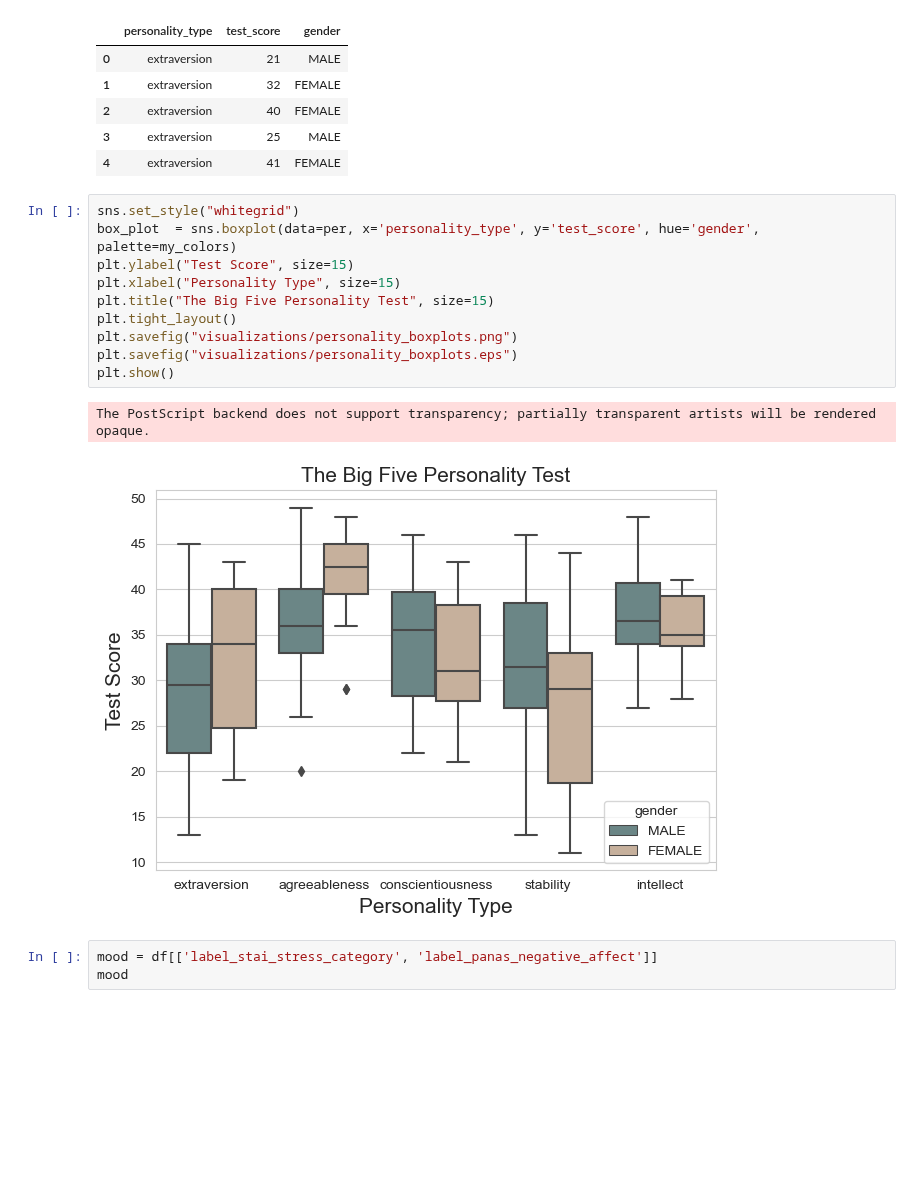
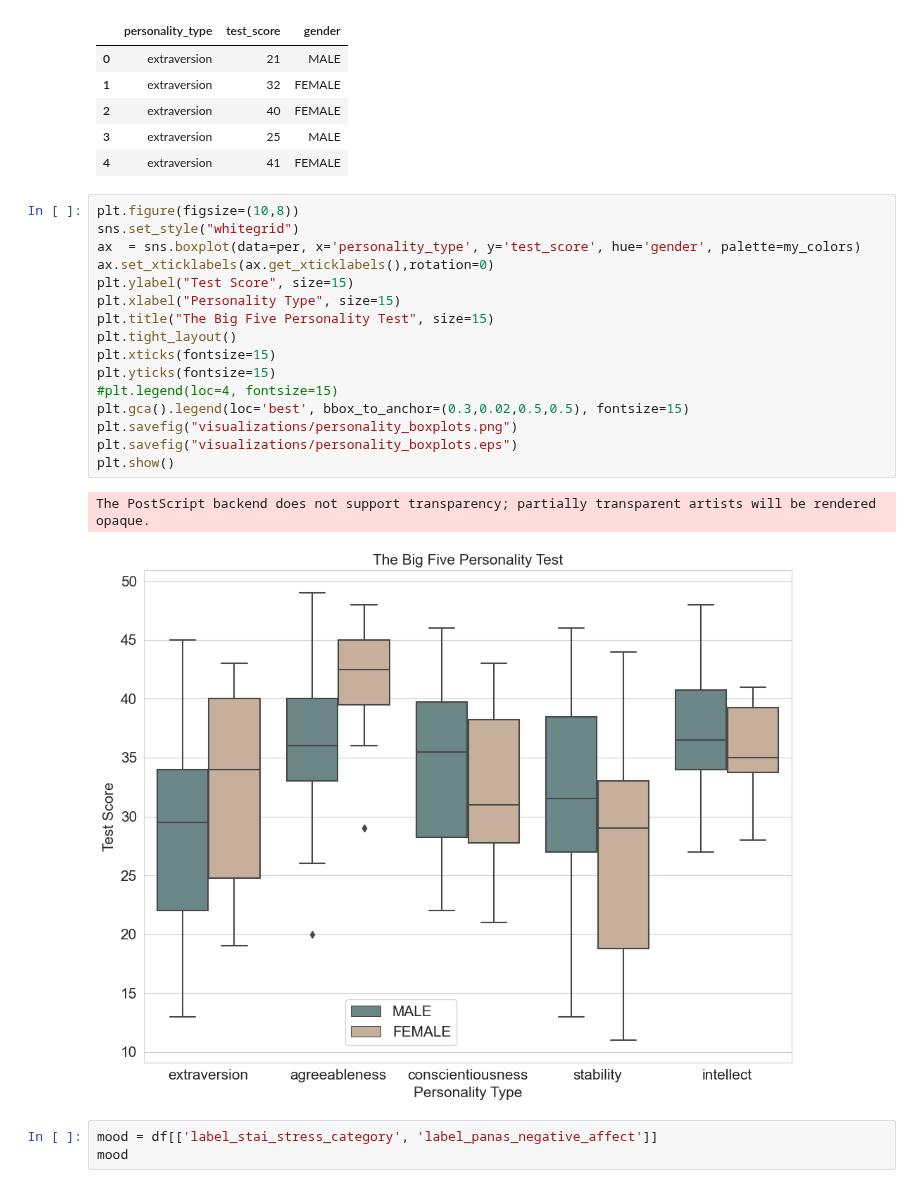
Before and after one commit to kcristinaa/RAIS-miniproject, a Jupyter notebook: notebooks_correlations_and_visualizations/visualizations_labels.ipynb, the cells around one changed output. Drawn from its saved outputs; the diff is of its cells as text; blank space fills up the shorter version.

```diff
--- a/notebooks_correlations_and_visualizations/visualizations_labels.ipynb
+++ b/notebooks_correlations_and_visualizations/visualizations_labels.ipynb
@@ -132,18 +131,24 @@ per.head()
 | 3 | extraversion | 25 | MALE |
 | 4 | extraversion | 41 | FEMALE |
 # %%
+plt.figure(figsize=(10,8))
 sns.set_style("whitegrid")
-box_plot  = sns.boxplot(data=per, x='personality_type', y='test_score', hue='gender', palette=my_colors)
+ax  = sns.boxplot(data=per, x='personality_type', y='test_score', hue='gender', palette=my_colors)
+ax.set_xticklabels(ax.get_xticklabels(),rotation=0)
 plt.ylabel("Test Score", size=15)
 plt.xlabel("Personality Type", size=15)
 plt.title("The Big Five Personality Test", size=15)
 plt.tight_layout()
+plt.xticks(fontsize=15)
+plt.yticks(fontsize=15)
+#plt.legend(loc=4, fontsize=15)
+plt.gca().legend(loc='best', bbox_to_anchor=(0.3,0.02,0.5,0.5), fontsize=15)
 plt.savefig("visualizations/personality_boxplots.png")
 plt.savefig("visualizations/personality_boxplots.eps")
 plt.show()
 # %% [output]
 The PostScript backend does not support transparency; partially transparent artists will be rendered opaque.
-[figure, old version]
+[figure, new version]
 # %%
 mood = df[['label_stai_stress_category', 'label_panas_negative_affect']]
 mood
```
Also changed, not shown: parts of 4 cells of this notebook, 11 other files.
